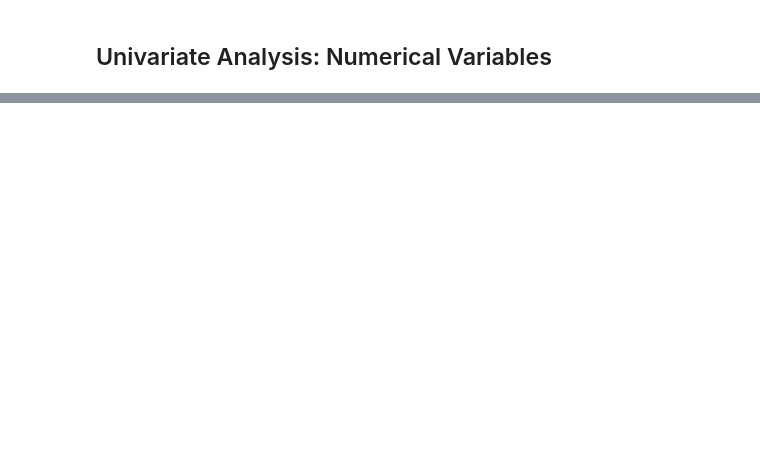
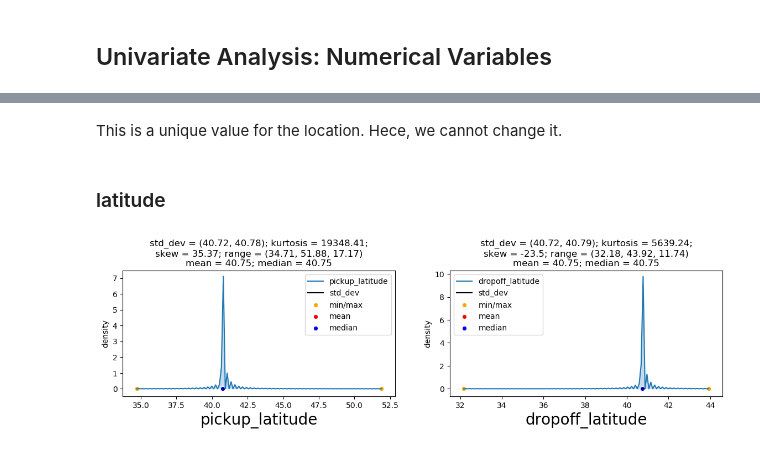
Before and after one commit to oluwafemiomitusa/NYC-Taxi-Trip-Duration, a Jupyter notebook: EDA.ipynb, the cells around one changed output, grey strips where cells are left out. Drawn from its saved outputs; the diff is of its cells as text; code cells hidden in the pictures; blank space fills up the shorter version.

```diff
--- a/EDA.ipynb
+++ b/EDA.ipynb
@@ -273,0 +410,8 @@ dropoff_time = ['hod_dropoff','mod_dropoff','sod_dropoff']
+# %% [markdown]
+This is a unique value for the location. Hece, we cannot change it.
+# %% [markdown]
+### latitude
+# %%
+UVA_numeric(data,latitude)
+# %% [output]
+[figure, added]
```
Also changed, not shown: parts of 52 cells of this notebook.
